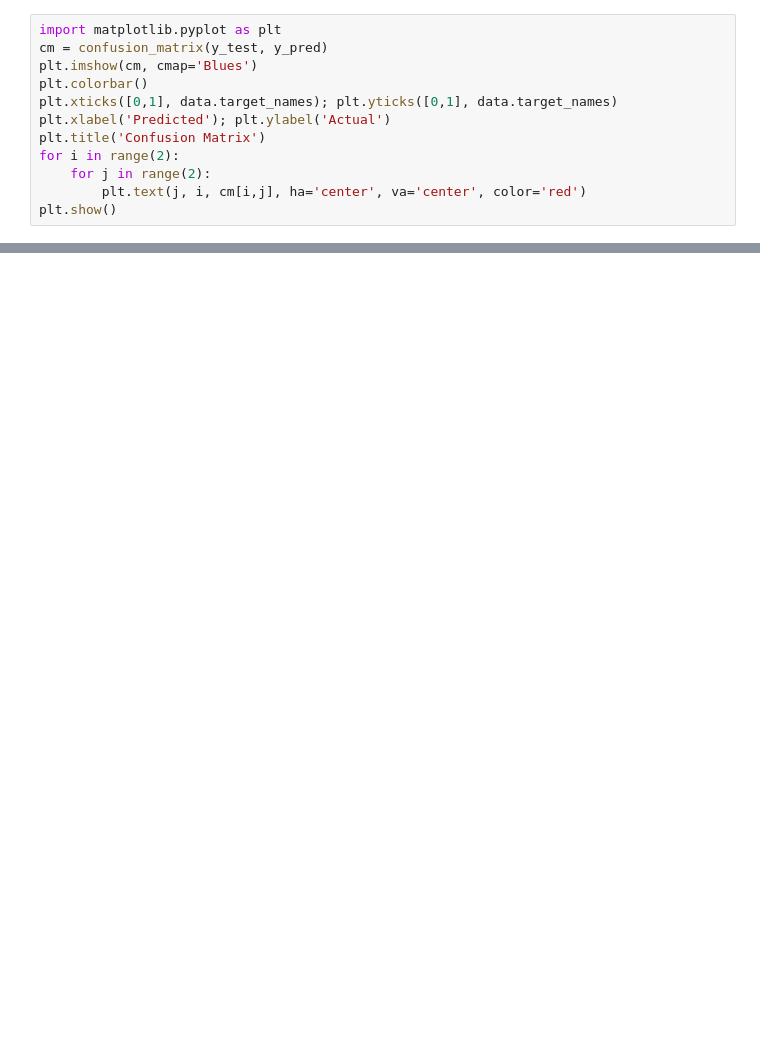
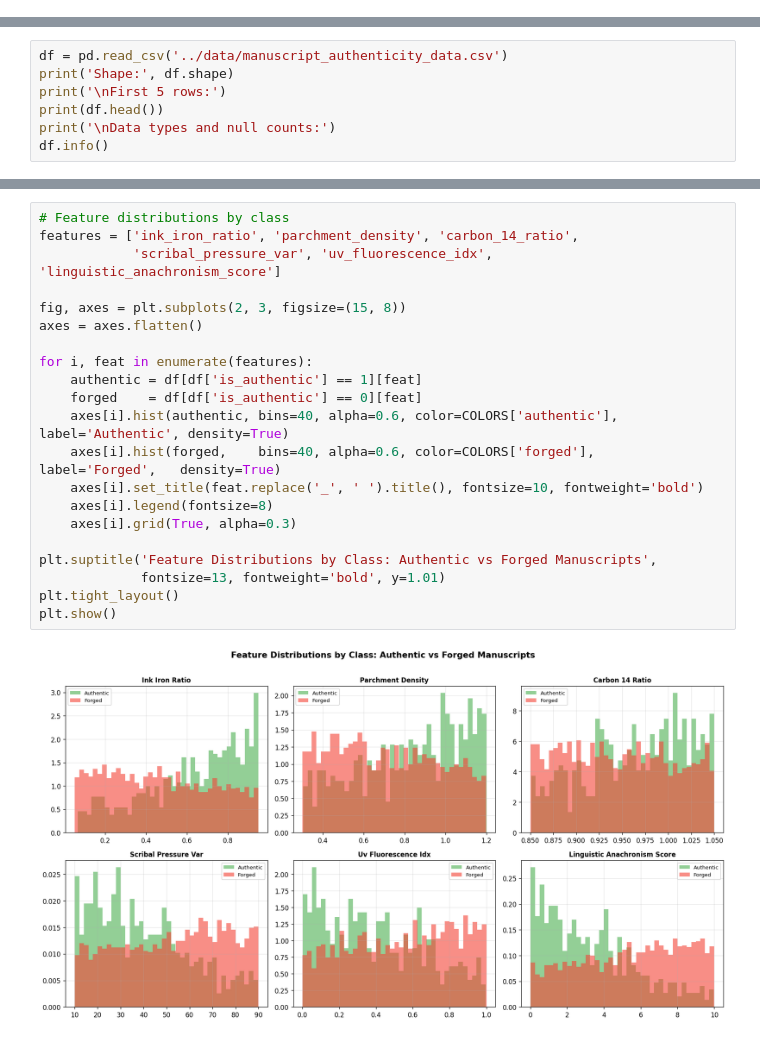
Before and after one commit to Rajendar-Muddasani/mitra-ai-projects, a Jupyter notebook: notebooks/ml-02-classification.ipynb, the cells around one changed output, grey strips where cells are left out. Cells and saved outputs as stored; diff of their text form; blank space fills up the shorter version.

```diff
--- a/notebooks/ml-02-classification.ipynb
+++ b/notebooks/ml-02-classification.ipynb
@@ -25,12 +0,0 @@ print(classification_report(y_test, y_pred, target_names=data.target_names))
-# %%
-import matplotlib.pyplot as plt
-cm = confusion_matrix(y_test, y_pred)
-plt.imshow(cm, cmap='Blues')
-plt.colorbar()
-plt.xticks([0,1], data.target_names); plt.yticks([0,1], data.target_names)
-plt.xlabel('Predicted'); plt.ylabel('Actual')
-plt.title('Confusion Matrix')
-for i in range(2):
-    for j in range(2):
-        plt.text(j, i, cm[i,j], ha='center', va='center', color='red')
-plt.show()
@@ -51,0 +60,7 @@ plt.title('ROC Curve'); plt.legend(); plt.show()
+# %%
+df = pd.read_csv('../data/manuscript_authenticity_data.csv')
+print('Shape:', df.shape)
+print('\nFirst 5 rows:')
+print(df.head())
+print('\nData types and null counts:')
+df.info()
@@ -51,0 +117,23 @@ plt.title('ROC Curve'); plt.legend(); plt.show()
+# %%
+# Feature distributions by class
+features = ['ink_iron_ratio', 'parchment_density', 'carbon_14_ratio',
+            'scribal_pressure_var', 'uv_fluorescence_idx', 'linguistic_anachronism_score']
+
+fig, axes = plt.subplots(2, 3, figsize=(15, 8))
+axes = axes.flatten()
+
+for i, feat in enumerate(features):
+    authentic = df[df['is_authentic'] == 1][feat]
+    forged    = df[df['is_authentic'] == 0][feat]
+    axes[i].hist(authentic, bins=40, alpha=0.6, color=COLORS['authentic'], label='Authentic', density=True)
+    axes[i].hist(forged,    bins=40, alpha=0.6, color=COLORS['forged'],    label='Forged',   density=True)
+    axes[i].set_title(feat.replace('_', ' ').title(), fontsize=10, fontweight='bold')
+    axes[i].legend(fontsize=8)
+    axes[i].grid(True, alpha=0.3)
+
+plt.suptitle('Feature Distributions by Class: Authentic vs Forged Manuscripts',
+             fontsize=13, fontweight='bold', y=1.01)
+plt.tight_layout()
+plt.show()
+# %% [output]
+[figure, added]
```
Also changed, not shown: parts of 36 cells of this notebook, 28 other files.
